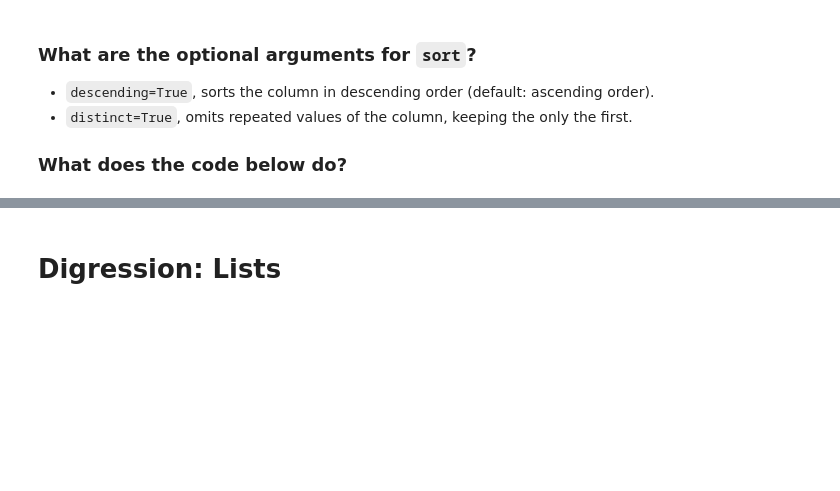
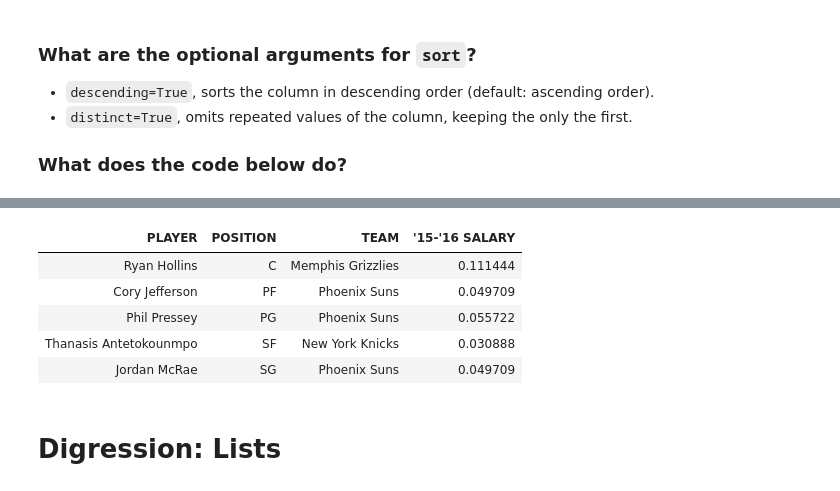
Before and after one commit to ucsd-ets/dsc10-s219, a Jupyter notebook: Lectures/day02/Lecture 04 Selecting Rows.ipynb, the cells around one changed output, grey strips where cells are left out. Saved outputs shown, nothing was run; the diff lists cells and outputs as text; code cells hidden in the pictures; blank space fills up the shorter version.

```diff
--- a/Lectures/day02/Lecture 04 Selecting Rows.ipynb
+++ b/Lectures/day02/Lecture 04 Selecting Rows.ipynb
@@ -40,7 +62,14 @@ nba.sort(3, descending=True).sort(1, distinct=True)
 # %% [markdown]
 <center><img src="q7.png"  width="1000"/></center>
 # %%
-nba.sort(3, descending=True).sort(1, distinct=True)
+nba.sort(3, descending=False).sort(1, distinct=True)
+# %% [output]
+| PLAYER | POSITION | TEAM | '15-'16 SALARY |
+| Ryan Hollins | C | Memphis Grizzlies | 0.111444 |
+| Cory Jefferson | PF | Phoenix Suns | 0.049709 |
+| Phil Pressey | PG | Phoenix Suns | 0.055722 |
+| Thanasis Antetokounmpo | SF | New York Knicks | 0.030888 |
+| Jordan McRae | SG | Phoenix Suns | 0.049709 |
 # %% [markdown]
 # Digression: Lists
 # %% [markdown]
```
Also changed, not shown: parts of 45 cells of this notebook, 12 other files.
